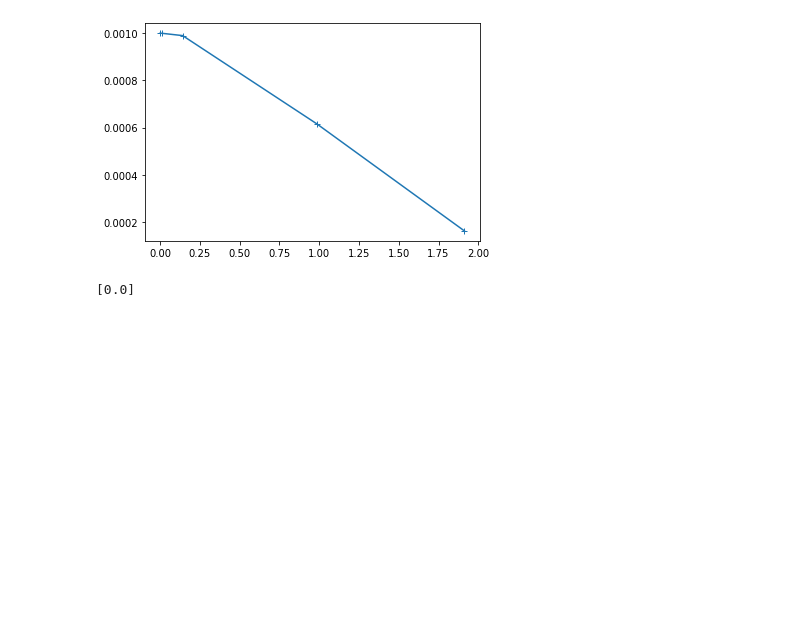
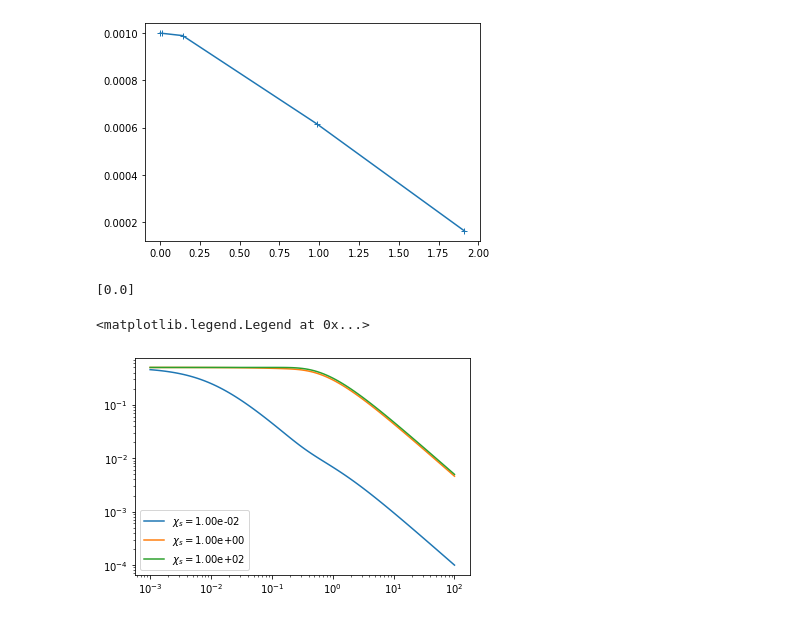
Before and after one commit to VirtualEmbryo/hydroosmotic_chain, a Jupyter notebook: _notebook/tests.ipynb, the cells around one changed output. Saved outputs shown, nothing was run; the diff lists cells and outputs as text; code cells hidden in the pictures; blank space fills up the shorter version.

```diff
--- a/_notebook/tests.ipynb
+++ b/_notebook/tests.ipynb
@@ -412,0 +461,17 @@ t3
+# %%
+chiv_list = np.logspace(-3, 2, 101)
+chis_list = [1e-2, 1., 100.]
+
+
+for j in range(len(chis_list)) :
+    Lam = np.zeros(len(chiv_list))
+    for i in range(len(chiv_list)) :
+        Lam[i] = lam(x=-0.5, chiv=chiv_list[i], chis=chis_list[j], dC_L=1., dC_R=1., ca_LR=0.)*np.exp(-0.5/chiv_list[i])
+    plt.plot(chiv_list, Lam, label = r'$\chi_s = $'+"{:.2e}".format(chis_list[j]) )
+
+plt.xscale('log')
+plt.yscale('log')
+plt.legend()
+# %% [output]
+<matplotlib.legend.Legend at 0x...>
+[figure, added]
```
Also changed, not shown: parts of 6 cells of this notebook, 6 other files.
